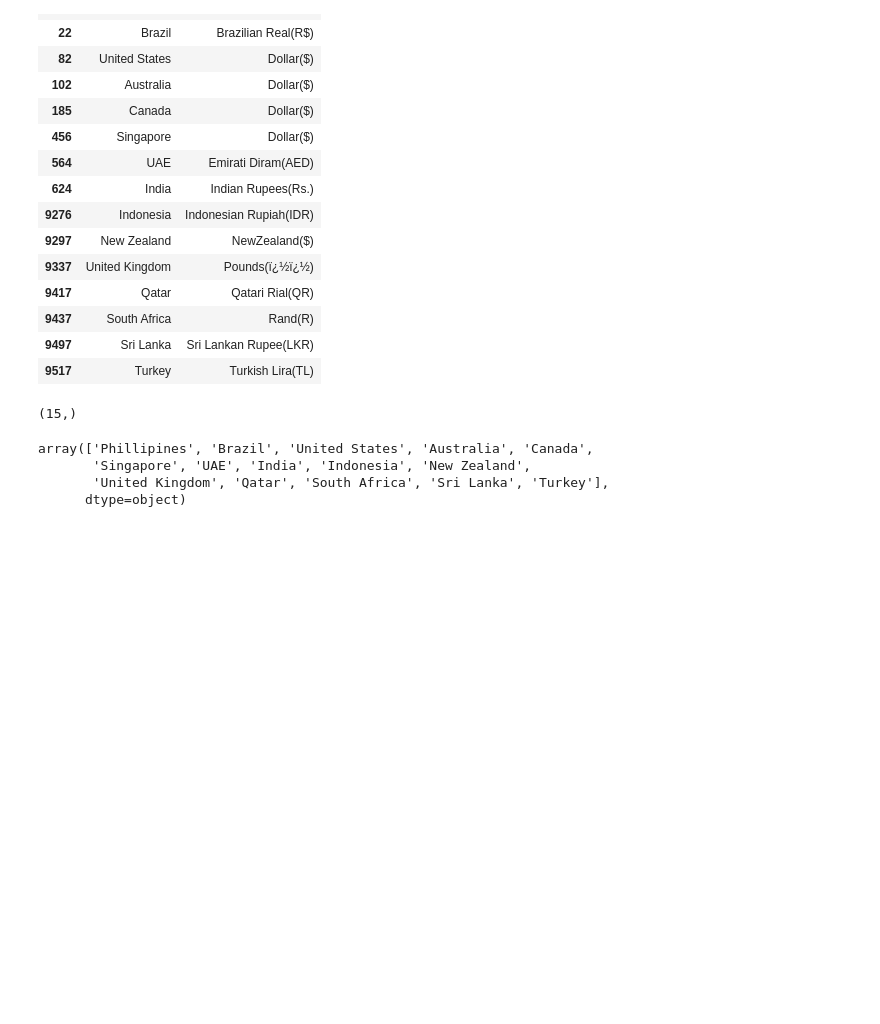
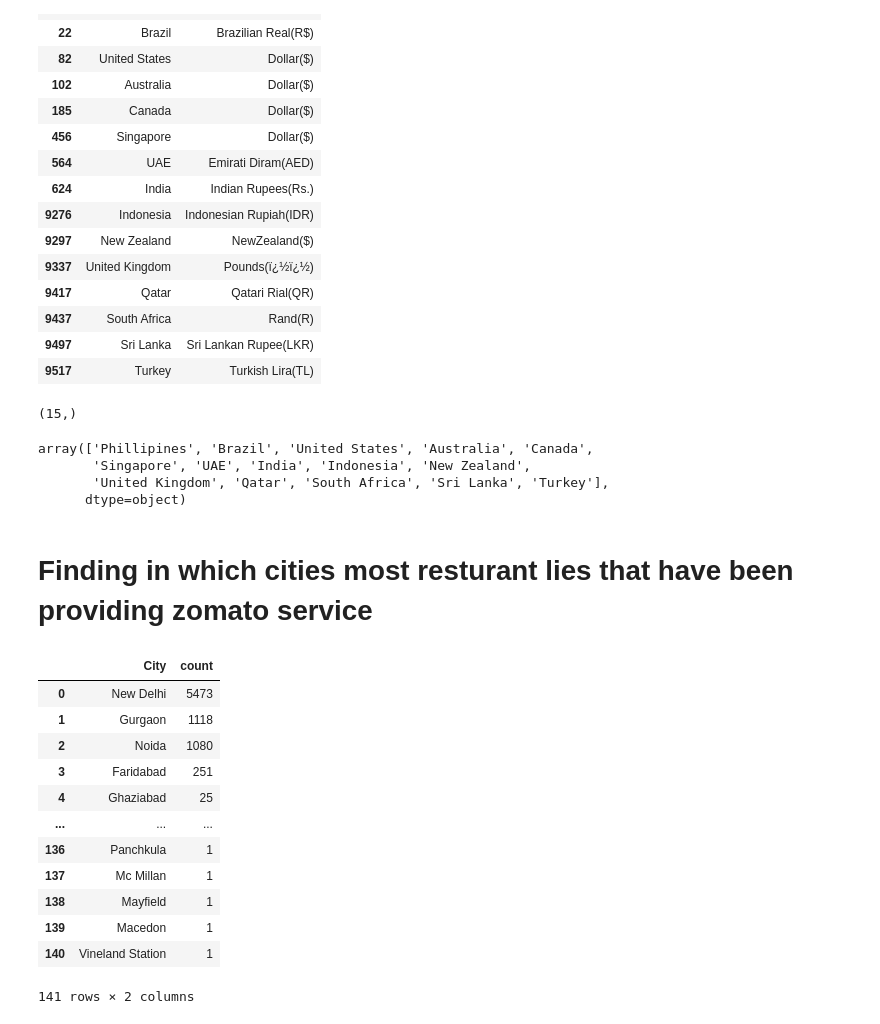
Before and after one commit to karkiayush/zomato_dataset_eda, a Jupyter notebook: analysis.ipynb, the cells around one changed output. Saved outputs shown, nothing was run; the diff lists cells and outputs as text; code cells hidden in the pictures; blank space fills up the shorter version.

```diff
--- a/analysis.ipynb
+++ b/analysis.ipynb
@@ -589,3 +589,23 @@ array(['Phillipines', 'Brazil', 'United States', 'Australia', 'Canada',
        'Singapore', 'UAE', 'India', 'Indonesia', 'New Zealand',
        'United Kingdom', 'Qatar', 'South Africa', 'Sri Lanka', 'Turkey'],
       dtype=object)
+# %% [markdown]
+# Finding in which cities most resturant lies that have been providing zomato service
+# %%
+city_df = final_df["City"].value_counts().reset_index()
+city_count = city_df["count"].tolist()
+city_df
+# %% [output]
+|  | City | count |
+| 0 | New Delhi | 5473 |
+| 1 | Gurgaon | 1118 |
+| 2 | Noida | 1080 |
+| 3 | Faridabad | 251 |
+| 4 | Ghaziabad | 25 |
+| ... | ... | ... |
+| 136 | Panchkula | 1 |
+| 137 | Mc Millan | 1 |
+| 138 | Mayfield | 1 |
+| 139 | Macedon | 1 |
+| 140 | Vineland Station | 1 |
+141 rows × 2 columns
```
Also changed, not shown: parts of 2 cells of this notebook.
